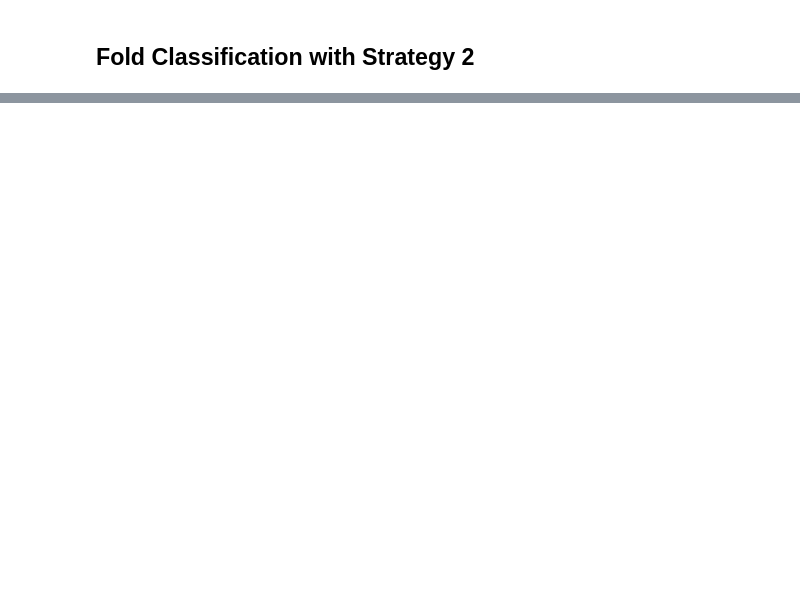
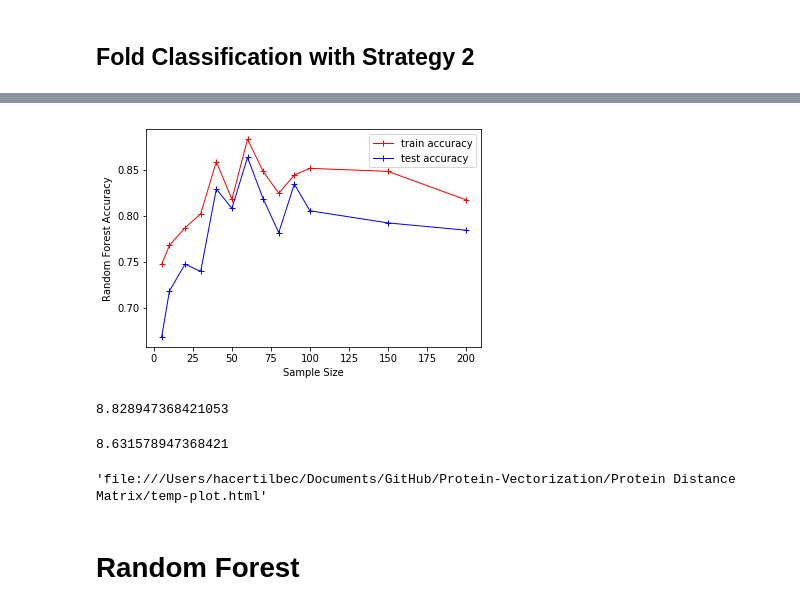
Before and after one commit to hacertilbec/Protein-Vectorization, a Jupyter notebook: Protein Distance Matrix/Fold Classification with Strategy1 and Strategy2.ipynb, the cells around one changed output, grey strips where cells are left out. Saved outputs shown, nothing was run; the diff lists cells and outputs as text; code cells hidden in the pictures; blank space fills up the shorter version.

```diff
--- a/Protein Distance Matrix/Fold Classification with Strategy1 and Strategy2.ipynb
+++ b/Protein Distance Matrix/Fold Classification with Strategy1 and Strategy2.ipynb
@@ -169,0 +204,3 @@ average recall_score:  0.8535714285714284
+# %%
+rfx = RandomForestClassifier(criterion= 'entropy', max_depth= 6, n_estimators= 500, warm_start= True, random_state=0)
+acc_train, acc_test = pdbClassifier(np.array(X), np.array(y) , label_dict, rfx)
@@ -205,11 +258,20 @@ ax.plot(range(0,len(loss)), loss, 'go-', linewidth=1, markersize=1)
+# %%
+new_feature_dict = {}
+for i in enumerate(pdb_names):
+    if "sample" in i[1]:
+        pdb = i[1].split("sample")[0]
+    else:
+        pdb = i[1]
+    new_feature_dict.setdefault(pdb,[])
+    new_feature_dict[pdb].append(X[i[0]])
 # %%
-X = np.array(new_features)
+X_train = []
 y_family, y_superfamily, y_fold, y_class = [], [], [], []
 
-for pdb in pdb_names:
+for pdb,vector in new_feature_dict.items():
+    X_train.append(np.average(vector,axis=0))
     p = pdb.split("sample")[0]
     y_family.append(label_dict[p])
     y_superfamily.append(".".join(label_dict[p].split(".")[:3]))
     y_fold.append(".".join(label_dict[p].split(".")[:2]))
     y_class.append(".".join(label_dict[p].split(".")[0]))
-print(y_family[0], y_superfamily[0], y_fold[0], y_class[0])
@@ -217,0 +340,46 @@ print(y_family[0], y_superfamily[0], y_fold[0], y_class[0])
+# %%
+%matplotlib inline
+import matplotlib
+import matplotlib.pyplot as plt
+
+fig, ax = plt.subplots()
+
+all_x = a[:5] + train_acc + a[6:]
+all_y = b[:5] + test_acc + b[6:]
+
+ax.plot([5,10,20,30,40,50,60,70,80,90,100,150,200],np.array(train_acc)/10, "r-+", linewidth=1, label="train accuracy")
+ax.plot([5,10,20,30,40,50,60,70,80,90,100,150,200],np.array(test_acc)/10, "b-+", linewidth=1, label="test accuracy")
+ax.legend()
+ax.set_ylabel("Random Forest Accuracy")
+ax.set_xlabel("Sample Size")
+plt.show()
+# %% [output]
+[figure, added]
+# %%
+train_acc[6]
+# %% [output]
+8.828947368421053
+# %%
+test_acc[6]
+# %% [output]
+8.631578947368421
+# %%
+import pickle
+import plotly.plotly as py
+import plotly
+import plotly.graph_objs as go
+
+from plotly import __version__
+from plotly.offline import download_plotlyjs, init_notebook_mode, plot, iplot
+
+init_notebook_mode(connected=True)
+
+plotly.offline.plot({
+"data": [
+    go.Scatter(x=[5,10,20,30,40,50,60,70,80,90,100,150,200],y=np.array(train_acc))
+]
+})
+# %% [output]
+'file:///Users/hacertilbec/Documents/GitHub/Protein-Vectorization/Protein Distance Matrix/temp-plot.html'
+# %% [markdown]
+# Random Forest
```
Also changed, not shown: parts of 38 cells of this notebook, 8 other files.
